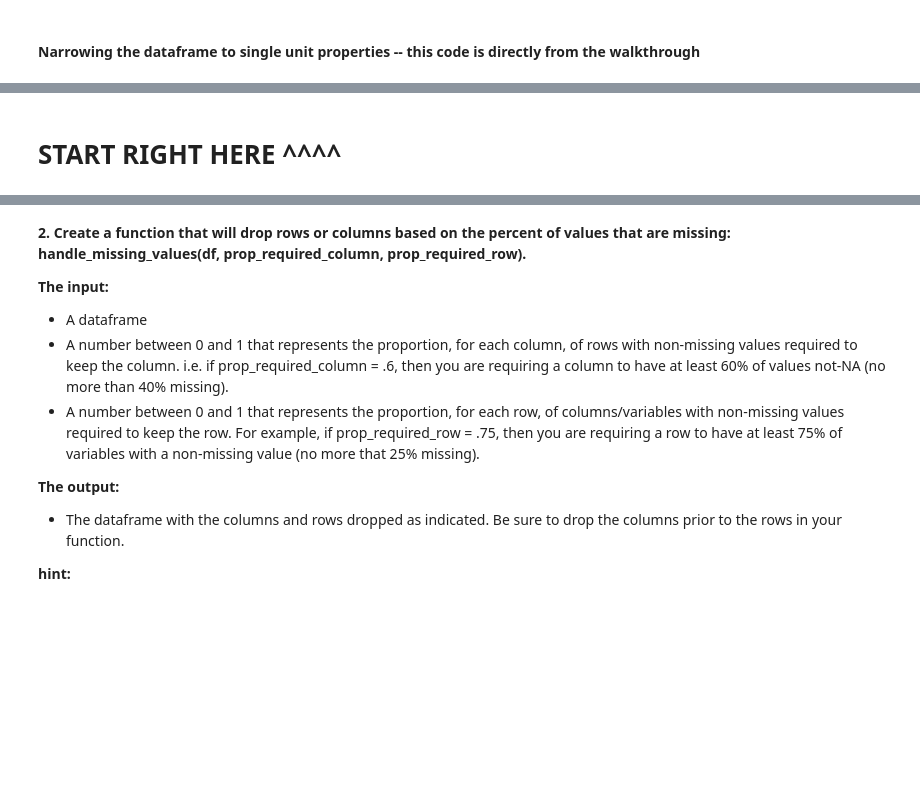
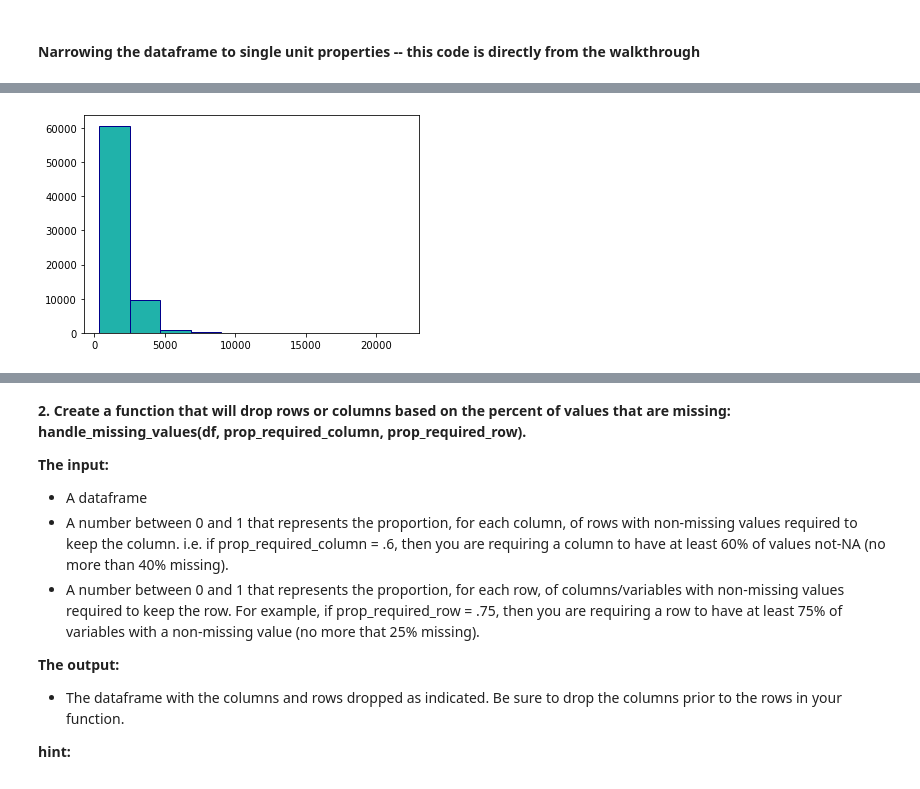
Before and after one commit to barbmarques/clustering-exercises, a Jupyter notebook: zillow-acquire-prep.ipynb, the cells around one changed output, grey strips where cells are left out. Drawn from its saved outputs; the diff is of its cells as text; code cells hidden in the pictures; blank space fills up the shorter version.

```diff
--- a/zillow-acquire-prep.ipynb
+++ b/zillow-acquire-prep.ipynb
@@ -401,2 +429,5 @@ df.shape
-# %% [markdown]
-# START RIGHT HERE ^^^^
+# %%
+#Histogram - calculated square feet
+plt.hist(df.calculatedfinishedsquarefeet, color = 'lightseagreen', edgecolor = 'darkblue');
+# %% [output]
+[figure, added]
```
Also changed, not shown: parts of 13 cells of this notebook, 1 other file.
